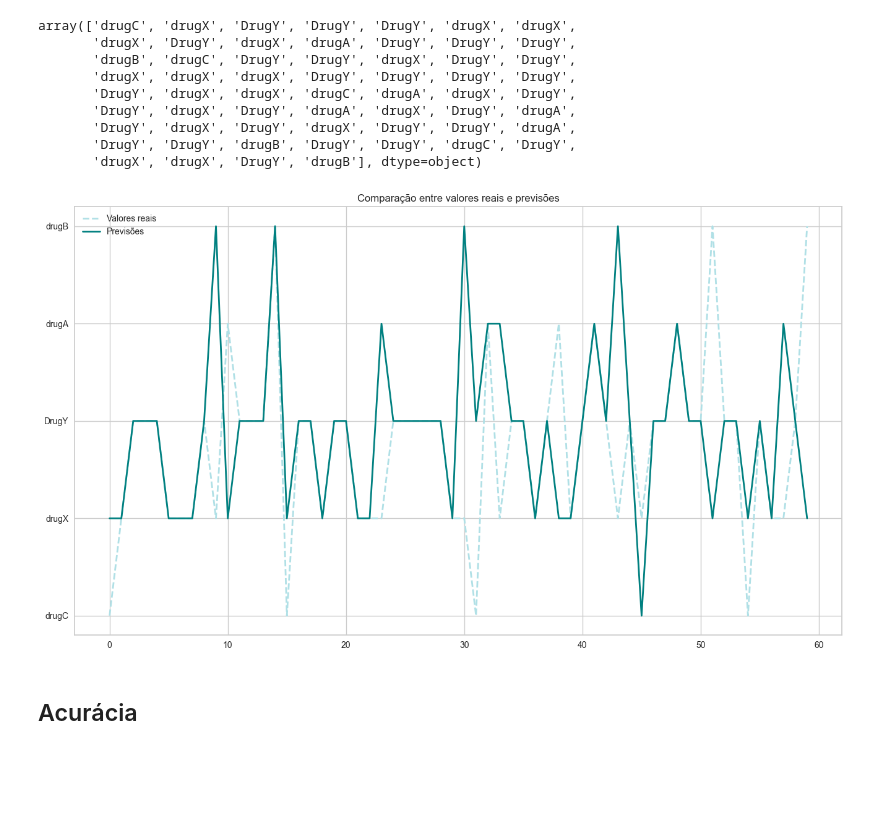
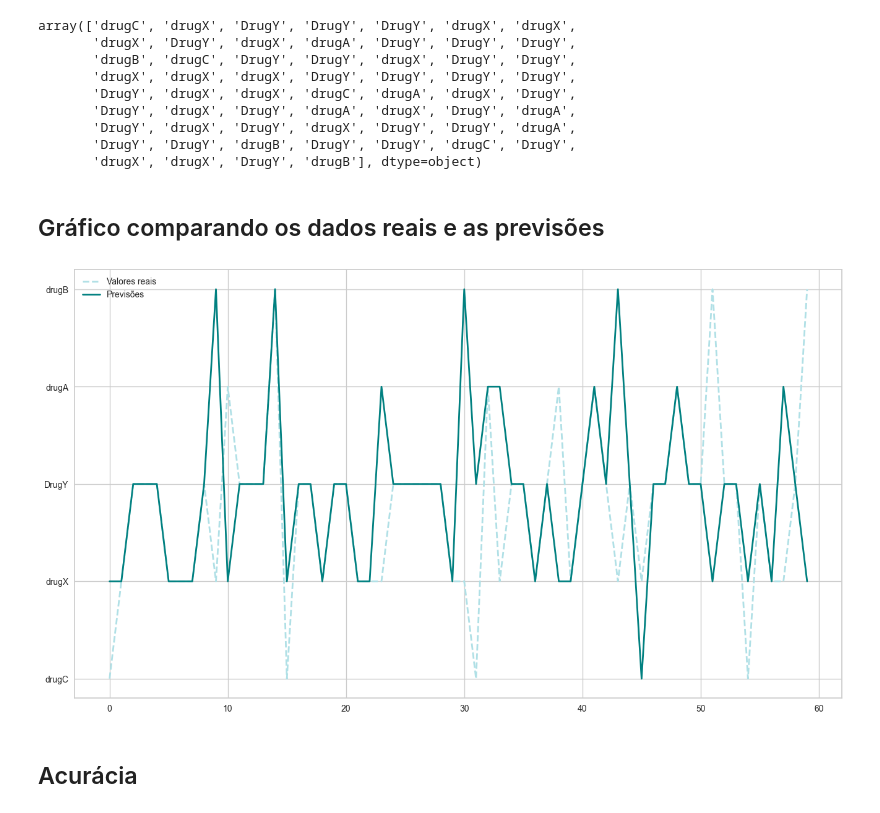
Before and after one commit to jheni1e/IA-Machine-Learning, a Jupyter notebook: 08. Drugs Classification.ipynb, the cells around one changed output. Drawn from its saved outputs; the diff is of its cells as text; code cells hidden in the pictures; blank space fills up the shorter version.

```diff
--- a/08. Drugs Classification.ipynb
+++ b/08. Drugs Classification.ipynb
@@ -480,17 +494,18 @@ array(['drugC', 'drugX', 'DrugY', 'DrugY', 'DrugY', 'drugX', 'drugX',
        'DrugY', 'drugX', 'DrugY', 'drugX', 'DrugY', 'DrugY', 'drugA',
        'DrugY', 'DrugY', 'drugB', 'DrugY', 'DrugY', 'drugC', 'DrugY',
        'drugX', 'drugX', 'DrugY', 'drugB'], dtype=object)
+# %% [markdown]
+## Gráfico comparando os dados reais e as previsões
 # %%
 plt.figure(figsize=(16,9))
 plt.plot(np.array(y_drugs_test), label="Valores reais", linestyle='--', linewidth=2, color='powderblue')
 plt.plot(predictions, label="Previsões", linewidth=2, color='teal')
 
-plt.title("Comparação entre valores reais e previsões")
 plt.legend()
 plt.grid(True)
 plt.show()
 # %% [output]
-[figure, old version]
+[figure, new version]
 # %% [markdown]
 ## Acurácia
 # %%
```
Also changed, not shown: parts of 13 cells of this notebook.
